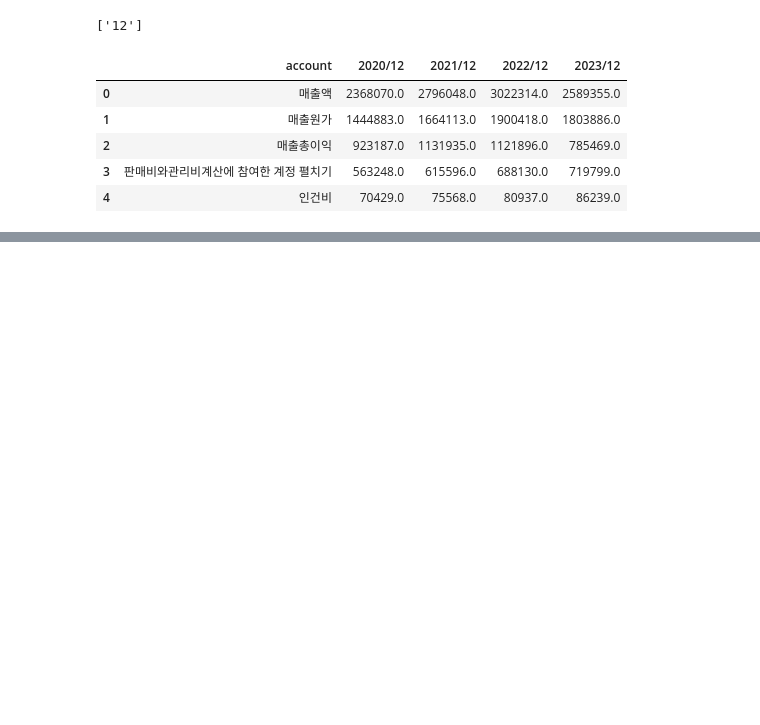
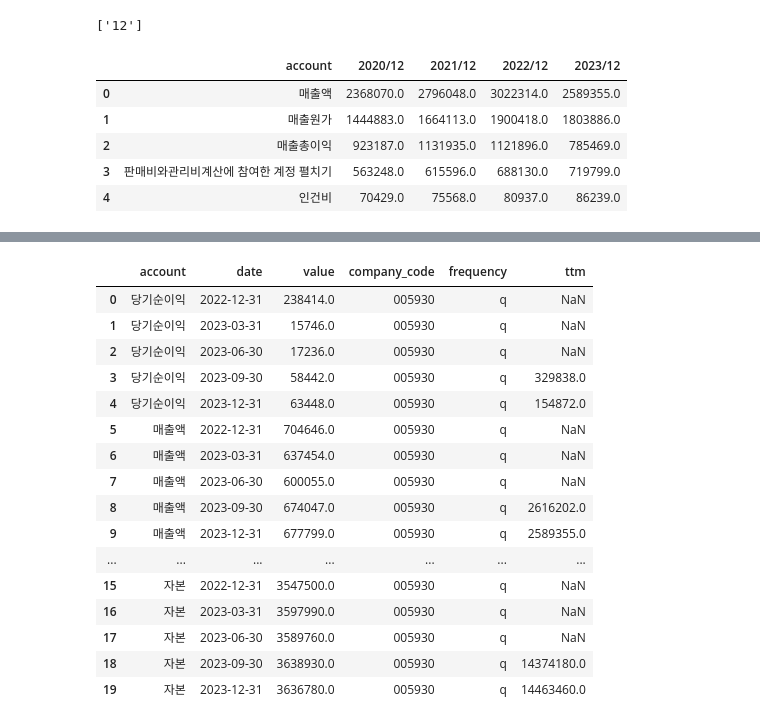
Before and after one commit to ahn283/projects, a Jupyter notebook: trader/data_manager.ipynb, the cells around one changed output, grey strips where cells are left out. Cells and saved outputs as stored; diff of their text form; code cells hidden in the pictures; blank space fills up the shorter version.

```diff
--- a/trader/data_manager.ipynb
+++ b/trader/data_manager.ipynb
@@ -860,0 +1091,31 @@ data_fs_y.head()
+# %%
+from sqlalchemy import create_engine
+import pandas as pd
+
+# connect db
+user = 'root'
+pw = keyring.get_password('macmini_db', user)
+host = '192.168.219.106'
+port = 3306
+db = 'stock'
+
+engine = create_engine(f'mysql+pymysql://{user}:{pw}@{host}:{port}/{db}')
+# %%
+# ticker_list
+ticker_list = pd.read_sql("""
+                          SELECT * FROM ticker_kr
+                          WHERE date = (SELECT MAX(date) FROM ticker_kr)
+                          AND category = '보통주';
+                          """, con=engine)
+
+# samsung electronics financial statements
+sample_fs = pd.read_sql("""
+                        SELECT * FROM fs_kr
+                        WHERE frequency='q'
+                        AND company_code = '005930'
+                        AND account in ('당기순이익', '자본', '영업활동으로인한현금흐름', '매출액');
+                        """, con=engine)
+
+engine.dispose()
+
+sample_fs
@@ -860,0 +1140,4 @@ data_fs_y.head()
+# %%
+# sort by company_code, account, date
+sample_fs = sample_fs.sort_values(['company_code', 'account', 'date'])
+sample_fs
@@ -860,0 +1162,26 @@ data_fs_y.head()
+# %%
+# grouping by company_code and account using groupby()
+# as_index=False -> we don't use group label as index
+# rolling() 메서드를 통해 4개 기간씩 합계를 구하며, min_periods 인자를 통해 데이터가 최소 4개 있는 경우에만 값을 구한다.
+sample_fs['ttm'] = sample_fs.groupby(
+    ['company_code', 'account'], as_index=False
+)['value'].rolling(window=4, min_periods=4).sum()['value']
+sample_fs
+# %% [output]
+|  | account | date | value | company_code | frequency | ttm |
+| 0 | 당기순이익 | 2022-12-31 | 238414.0 | 005930 | q | NaN |
+| 1 | 당기순이익 | 2023-03-31 | 15746.0 | 005930 | q | NaN |
+| 2 | 당기순이익 | 2023-06-30 | 17236.0 | 005930 | q | NaN |
+| 3 | 당기순이익 | 2023-09-30 | 58442.0 | 005930 | q | 329838.0 |
+| 4 | 당기순이익 | 2023-12-31 | 63448.0 | 005930 | q | 154872.0 |
+| 5 | 매출액 | 2022-12-31 | 704646.0 | 005930 | q | NaN |
+| 6 | 매출액 | 2023-03-31 | 637454.0 | 005930 | q | NaN |
+| 7 | 매출액 | 2023-06-30 | 600055.0 | 005930 | q | NaN |
+| 8 | 매출액 | 2023-09-30 | 674047.0 | 005930 | q | 2616202.0 |
+| 9 | 매출액 | 2023-12-31 | 677799.0 | 005930 | q | 2589355.0 |
+| ... | ... | ... | ... | ... | ... | ... |
+| 15 | 자본 | 2022-12-31 | 3547500.0 | 005930 | q | NaN |
+| 16 | 자본 | 2023-03-31 | 3597990.0 | 005930 | q | NaN |
+| 17 | 자본 | 2023-06-30 | 3589760.0 | 005930 | q | NaN |
+| 18 | 자본 | 2023-09-30 | 3638930.0 | 005930 | q | 14374180.0 |
+| 19 | 자본 | 2023-12-31 | 3636780.0 | 005930 | q | 14463460.0 |
```
Also changed, not shown: parts of 16 cells of this notebook.
